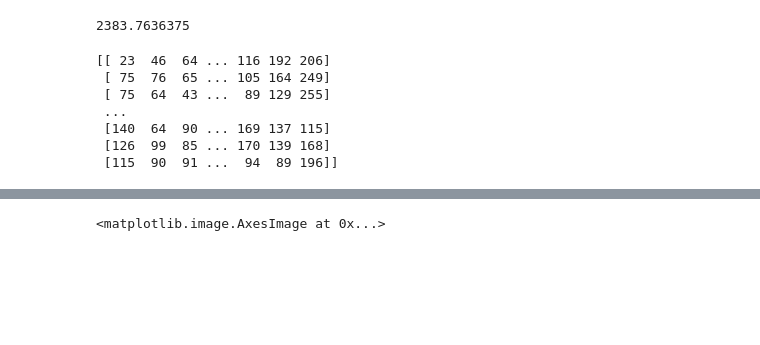
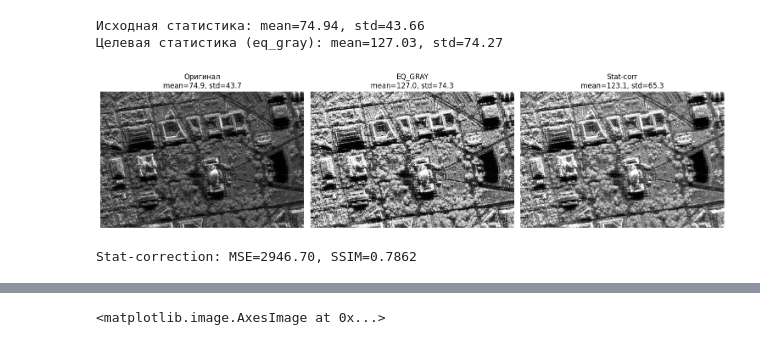
Before and after one commit to RomanovMichail/ImageProcessing, a Jupyter notebook: dz1/dz_1.ipynb, the cells around one changed output, grey strips where cells are left out. Cells and saved outputs as stored; diff of their text form; code cells hidden in the pictures; blank space fills up the shorter version.

```diff
--- a/dz1/dz_1.ipynb
+++ b/dz1/dz_1.ipynb
@@ -34,9 +78,17 @@ plt.show()
 # %%
 from skimage.metrics import structural_similarity, mean_squared_error
 
-(ssim, diff) = structural_similarity(img, img_correct, full=True, channel_axis=2)
-diff = (diff * 255).astype("uint8")
-print("SSIM: {}".format(ssim))
+def mse(img1,img2):
+    return np.mean((img1.astype(float)-img2.astype(float))**2)
 
-plt.imshow(diff)
+def compute_ssim(img1,img2):
+    return structural_similarity(img1,img2,data_range=255)
+
+print(f"{'Gamma':>6} | {'MSE':>8} | {'SSIM':>8}")
+print("-"*30)
+for g,img_g in gamma_results.items():
+    mse_val = mse(image_gray, img_g)
+    ssim_val = compute_ssim(image_gray, img_g)
+    print(f"{g:6} | {mse_val:8.2f} | {ssim_val:8.4f}")
+print(" ")
 # %% [output]
@@ -46,35 +106,42 @@ SSIM: 0.5270459922820344
-# %%
-mse = mean_squared_error(img, img_correct)
-print(mse)
-# %% [output]
-2383.7636375
 # %%
-eq_gray = cv2.equalizeHist(img_gray)
+mean_src = image_gray.mean()
+std_src = image_gray.std()
+eq_gray = cv2.equalizeHist(image_gray)
+mean_eq = eq_gray.mean()
+std_eq = eq_gray.std()
 
-b, g, r = cv2.split(img)
-channels = [b, g, r]
-channels_corrected = []
+print(f"Исходная статистика: mean={mean_src:.2f}, std={std_src:.2f}")
+print(f"Целевая статистика (eq_gray): mean={mean_eq:.2f}, std={std_eq:.2f}")
 
-for ch in channels:
-    mean_old = ch.mean()
-    std_old = ch.std()
+if std_src>1e-6:
+    corrected_stat = mean_eq + (image_gray.astype(float)-mean_src)*(std_eq/std_src)
+else:
+    corrected_stat = np.full_like(image_gray.astype(float), mean_eq)
+corrected_stat = np.clip(corrected_stat,0,255).astype(np.uint8)
 
-    mean_target = eq_gray.mean()
-    std_target = eq_gray.std()
+plt.figure(figsize=(15,4))
+plt.subplot(1,3,1)
+plt.imshow(image_gray, cmap='gray')
+plt.title(f"Оригинал\nmean={mean_src:.1f}, std={std_src:.1f}")
+plt.axis("off")
+plt.subplot(1,3,2)
+plt.imshow(eq_gray, cmap='gray')
+plt.title(f"EQ_GRAY\nmean={mean_eq:.1f}, std={std_eq:.1f}")
+plt.axis("off")
+plt.subplot(1,3,3)
+plt.imshow(corrected_stat, cmap='gray')
+plt.title(f"Stat-corr\nmean={corrected_stat.mean():.1f}, std={corrected_stat.std():.1f}")
+plt.axis("off")
+plt.tight_layout()
+plt.show()
 
-    ch_new = ((ch - mean_old) / std_old) * std_target + mean_target
-    ch_new = np.clip(ch_new, 0, 255).astype(np.uint8)
-
-    channels_corrected.append(ch_new)
-
-img_corrected = cv2.merge(channels_corrected)
-plt.imshow(cv2.cvtColor(img_corrected, cv2.COLOR_BGR2RGB))
+mse_stat = mse(image_gray, corrected_stat)
+ssim_stat = compute_ssim(image_gray, corrected_stat)
+print(f"Stat-correction: MSE={mse_stat:.2f}, SSIM={ssim_stat:.4f}")
+print(" ")
 # %% [output]
-[[ 23  46  64 ... 116 192 206]
- [ 75  76  65 ... 105 164 249]
- [ 75  64  43 ...  89 129 255]
- ...
- [140  64  90 ... 169 137 115]
- [126  99  85 ... 170 139 168]
- [115  90  91 ...  94  89 196]]
+Исходная статистика: mean=74.94, std=43.66
+Целевая статистика (eq_gray): mean=127.03, std=74.27
+[figure, added]
+Stat-correction: MSE=2946.70, SSIM=0.7862
 # %%
```
Also changed, not shown: parts of 7 cells of this notebook.
